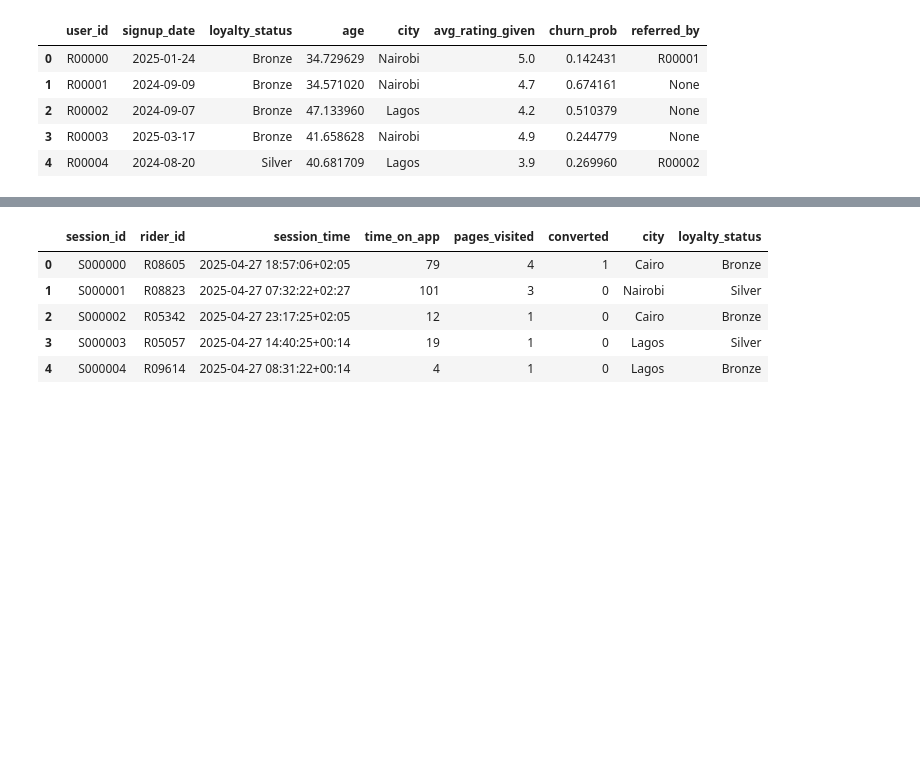
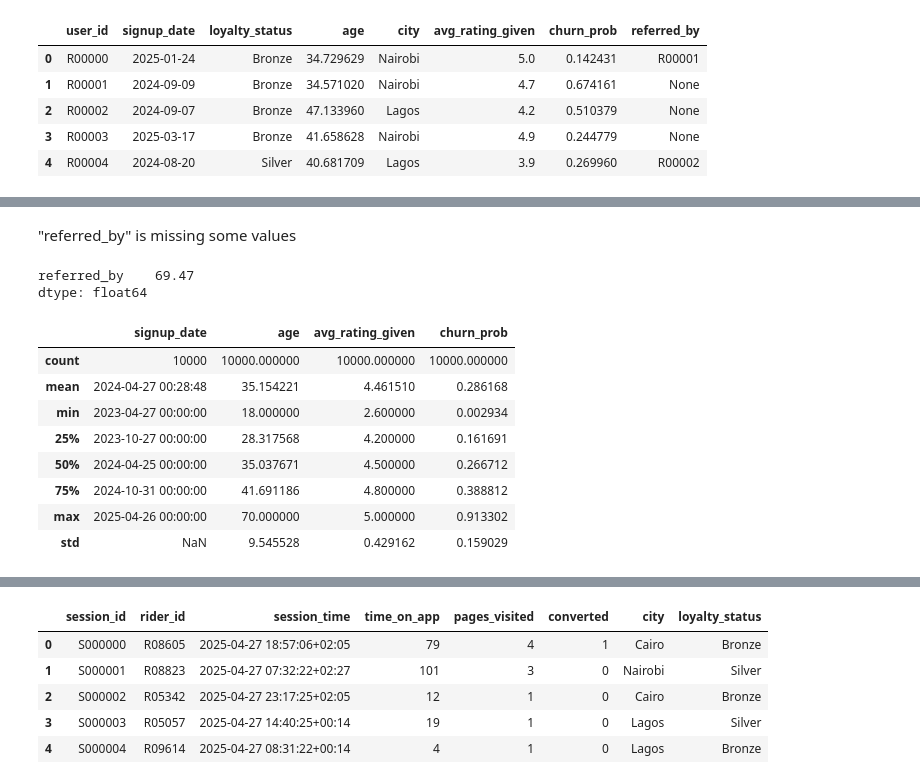
Before and after one commit to Richard-Gidi/Ridewise, a Jupyter notebook: EDA.ipynb, the cells around one changed output, grey strips where cells are left out. Drawn from its saved outputs; the diff is of its cells as text; code cells hidden in the pictures; blank space fills up the shorter version.

Commit message:
riders first commit

```diff
--- a/EDA.ipynb
+++ b/EDA.ipynb
@@ -287,5 +388,6 @@ table_data['promotions']
 # %%
-table_data['riders']
+riders = table_data['riders']
+riders.head()
 # %% [output]
 |  | user_id | signup_date | loyalty_status | age | city | avg_rating_given | churn_prob | referred_by |
 | 0 | R00000 | 2025-01-24 | Bronze | 34.729629 | Nairobi | 5.0 | 0.142431 | R00001 |
@@ -295,0 +418,23 @@ table_data['riders']
+# %% [markdown]
+"referred_by" is missing some values
+# %%
+# Percentage of missingness
+missing = riders.isnull().mean() * 100
+missing = missing [missing > 0]
+missing
+# %% [output]
+referred_by    69.47
+dtype: float64
+# %%
+#basic description
+riders.describe()
+# %% [output]
+|  | signup_date | age | avg_rating_given | churn_prob |
+| count | 10000 | 10000.000000 | 10000.000000 | 10000.000000 |
+| mean | 2024-04-27 00:28:48 | 35.154221 | 4.461510 | 0.286168 |
+| min | 2023-04-27 00:00:00 | 18.000000 | 2.600000 | 0.002934 |
+| 25% | 2023-10-27 00:00:00 | 28.317568 | 4.200000 | 0.161691 |
+| 50% | 2024-04-25 00:00:00 | 35.037671 | 4.500000 | 0.266712 |
+| 75% | 2024-10-31 00:00:00 | 41.691186 | 4.800000 | 0.388812 |
+| max | 2025-04-26 00:00:00 | 70.000000 | 5.000000 | 0.913302 |
+| std | NaN | 9.545528 | 0.429162 | 0.159029 |
```
Also changed, not shown: parts of 14 cells of this notebook.
